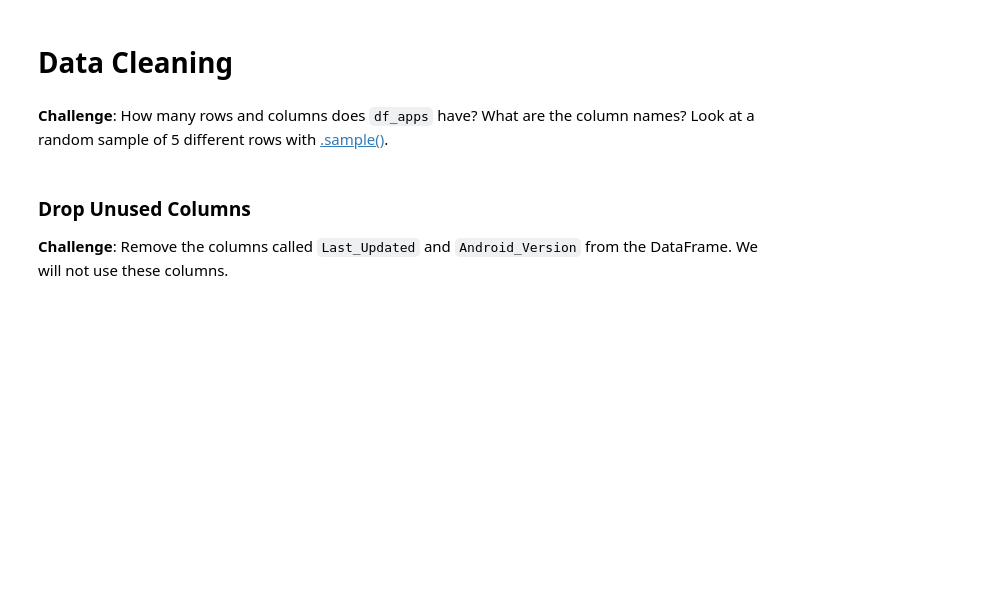
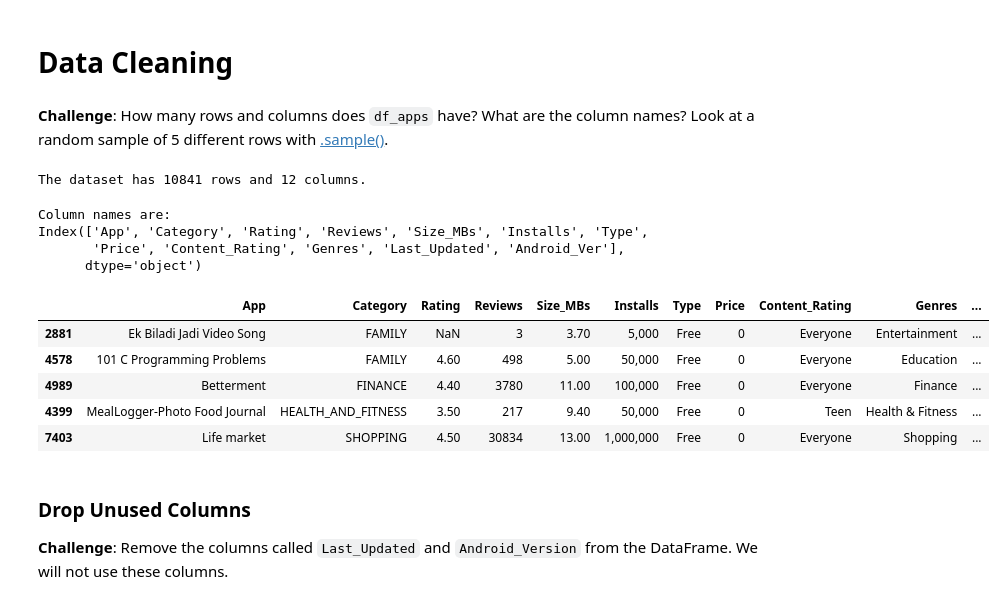
Before and after one commit to HKubinhetz/DS-AppStore, a Jupyter notebook: Google_Play_Store_App_Analytics_(start).ipynb, the cells around one changed output. Drawn from its saved outputs; the diff is of its cells as text; code cells hidden in the pictures; blank space fills up the shorter version.

```diff
--- a/Google_Play_Store_App_Analytics_(start).ipynb
+++ b/Google_Play_Store_App_Analytics_(start).ipynb
@@ -31,6 +31,27 @@ df_apps = pd.read_csv('/content/drive/MyDrive/PythonDS/05 - App Store/apps.csv')
 # Data Cleaning
 # %% [markdown]
 **Challenge**: How many rows and columns does `df_apps` have? What are the column names? Look at a random sample of 5 different rows with [.sample()](https://pandas.pydata.org/pandas-docs/stable/reference/api/pandas.DataFrame.sample.html).
+# %%
+print(f"The dataset has {df_apps.shape[0]} rows and {df_apps.shape[1]} columns.")
+# %% [output]
+The dataset has 10841 rows and 12 columns.
+# %%
+print(f"Column names are:")
+print(df_apps.columns)
+# %% [output]
+Column names are:
+Index(['App', 'Category', 'Rating', 'Reviews', 'Size_MBs', 'Installs', 'Type',
+       'Price', 'Content_Rating', 'Genres', 'Last_Updated', 'Android_Ver'],
+      dtype='object')
+# %%
+df_apps.sample(5)
+# %% [output]
+|  | App | Category | Rating | Reviews | Size_MBs | Installs | Type | Price | Content_Rating | Genres | ... |
+| 2881 | Ek Biladi Jadi Video Song | FAMILY | NaN | 3 | 3.70 | 5,000 | Free | 0 | Everyone | Entertainment | ... |
+| 4578 | 101 C Programming Problems | FAMILY | 4.60 | 498 | 5.00 | 50,000 | Free | 0 | Everyone | Education | ... |
+| 4989 | Betterment | FINANCE | 4.40 | 3780 | 11.00 | 100,000 | Free | 0 | Everyone | Finance | ... |
+| 4399 | MealLogger-Photo Food Journal | HEALTH_AND_FITNESS | 3.50 | 217 | 9.40 | 50,000 | Free | 0 | Teen | Health & Fitness | ... |
+| 7403 | Life market | SHOPPING | 4.50 | 30834 | 13.00 | 1,000,000 | Free | 0 | Everyone | Shopping | ... |
 # %% [markdown]
 ### Drop Unused Columns
 
```
Also changed, not shown: parts of 3 cells of this notebook.
